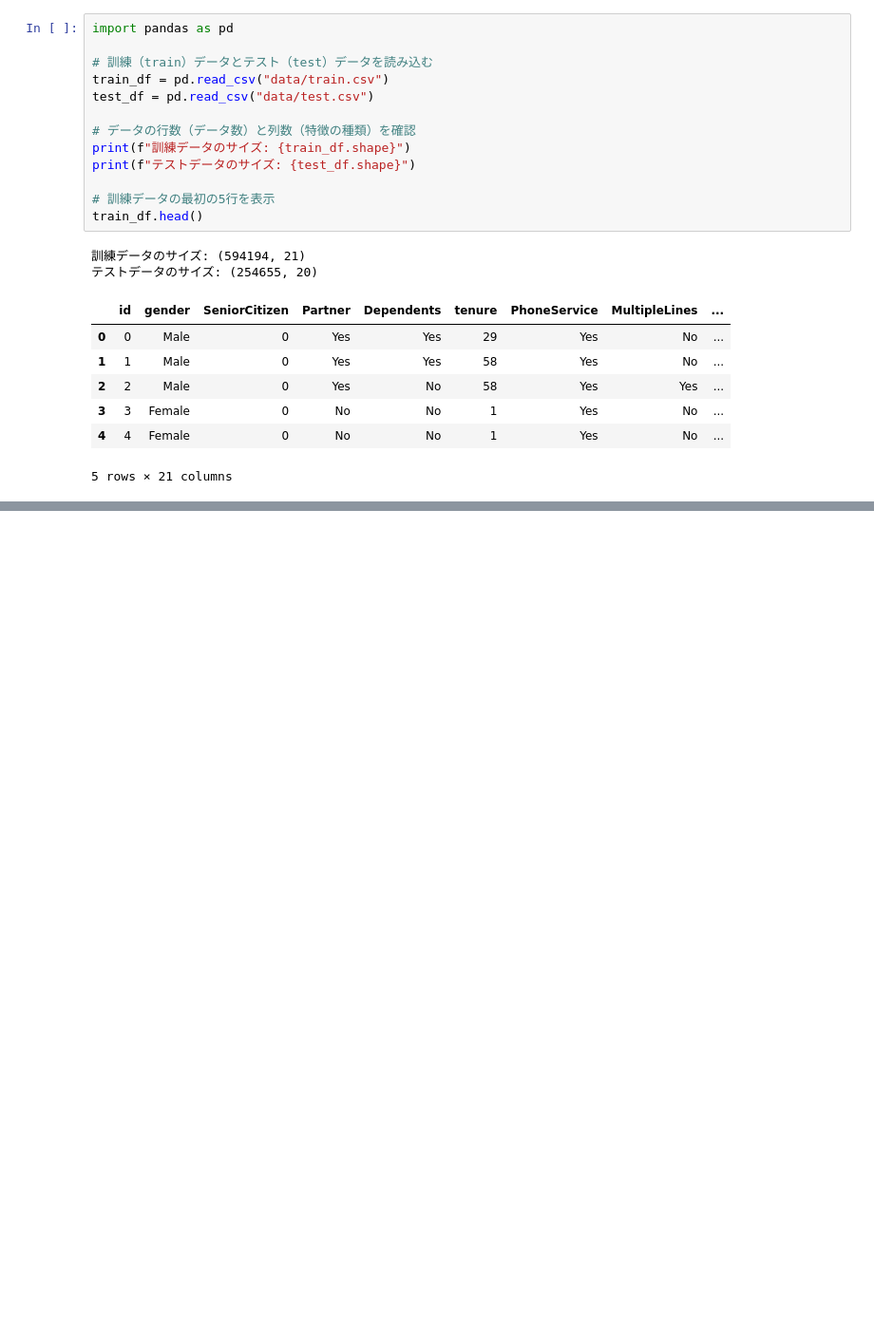
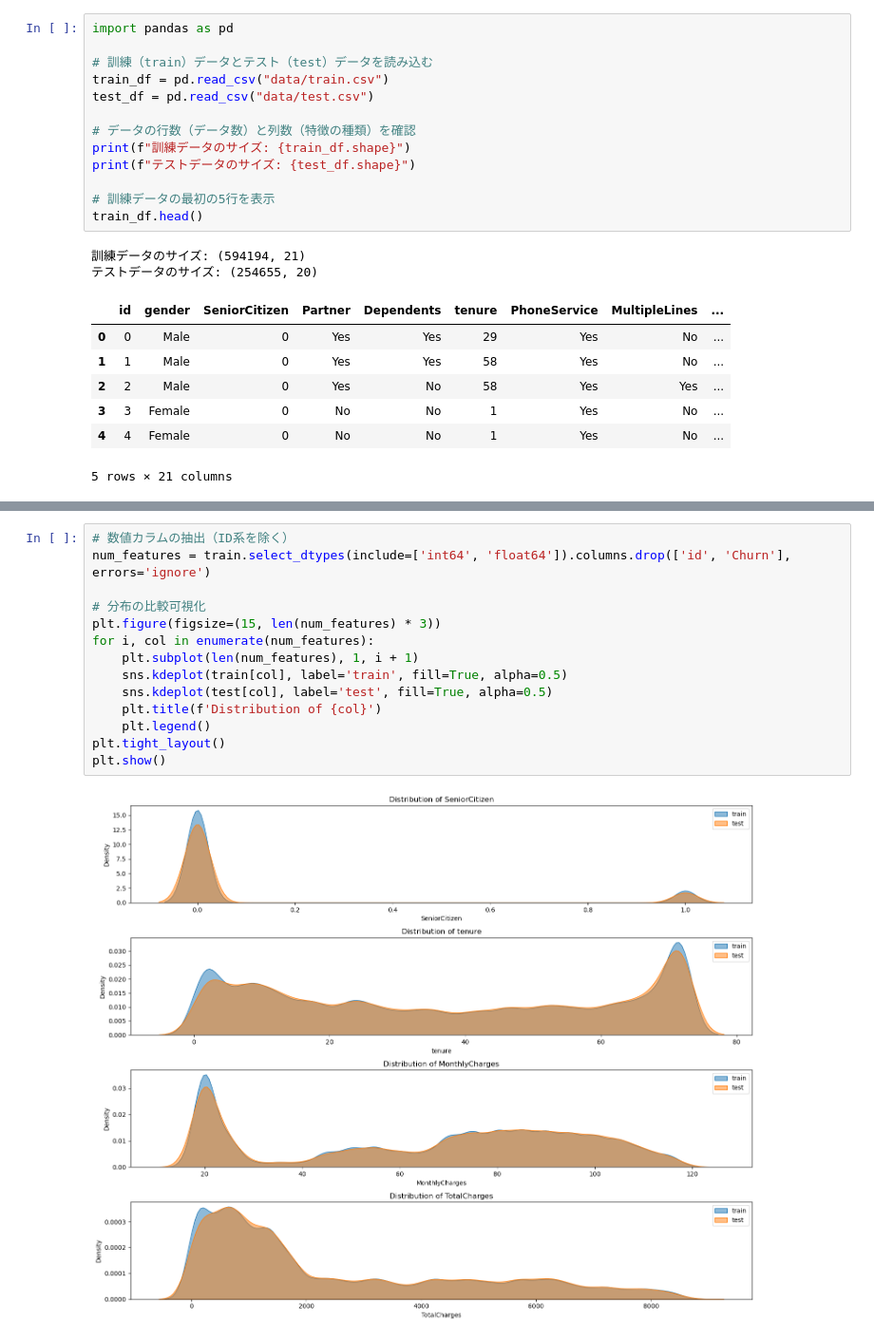
Before and after one commit to TaichiHirose/kaggle_20260304_Predict-Customer-Churn, a Jupyter notebook: main.ipynb, the cells around one changed output, grey strips where cells are left out. Shown at 95% size. Cells and saved outputs as stored; diff of their text form; blank space fills up the shorter version.

```diff
--- a/main.ipynb
+++ b/main.ipynb
@@ -23,0 +70,16 @@ train_df.head()
+# %%
+# 数値カラムの抽出（ID系を除く）
+num_features = train.select_dtypes(include=['int64', 'float64']).columns.drop(['id', 'Churn'], errors='ignore')
+
+# 分布の比較可視化
+plt.figure(figsize=(15, len(num_features) * 3))
+for i, col in enumerate(num_features):
+    plt.subplot(len(num_features), 1, i + 1)
+    sns.kdeplot(train[col], label='train', fill=True, alpha=0.5)
+    sns.kdeplot(test[col], label='test', fill=True, alpha=0.5)
+    plt.title(f'Distribution of {col}')
+    plt.legend()
+plt.tight_layout()
+plt.show()
+# %% [output]
+[figure, added]
```
Also changed, not shown: parts of 10 cells of this notebook.
